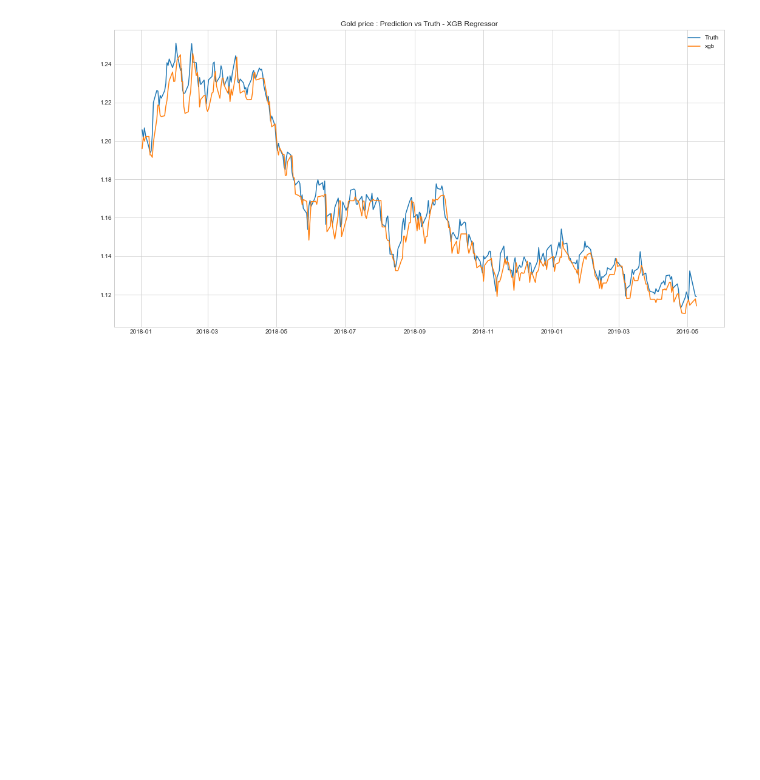
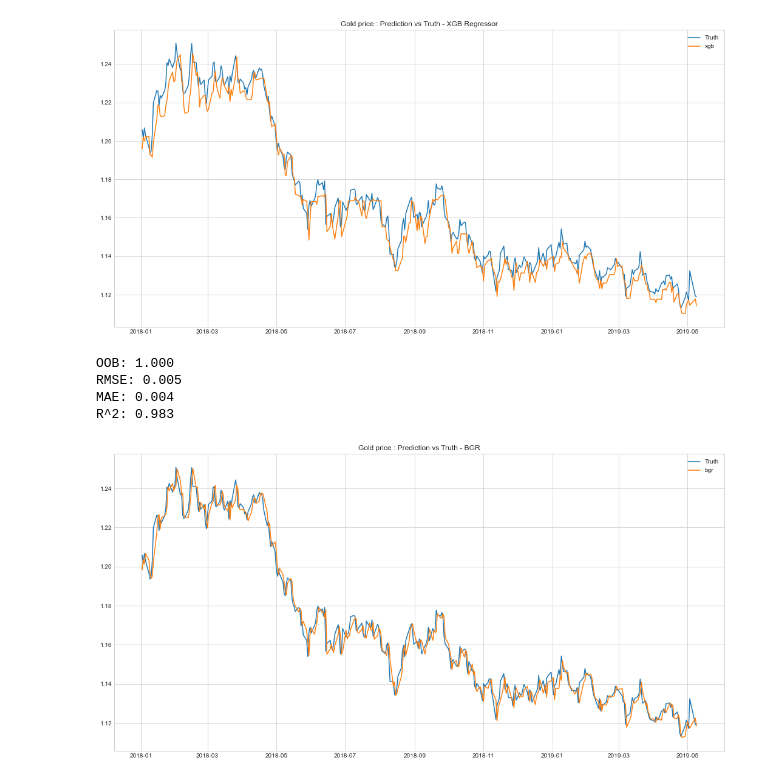
Before and after one commit to rezaeim/prediction, a Jupyter notebook: eurusd.ipynb, the cells around one changed output. Cells and saved outputs as stored; diff of their text form; code cells hidden in the pictures; blank space fills up the shorter version.

Commit message:
add bagging

```diff
--- a/eurusd.ipynb
+++ b/eurusd.ipynb
@@ -403,3 +403,28 @@ plt.title('Gold price : Prediction vs Truth - XGB Regressor')
 plt.show()
 # %% [output]
 [figure]
+# %%
+bgr = BaggingRegressor(base_estimator=lin, n_estimators=100, oob_score=True, n_jobs=-1)
+
+bgr.fit(X_scaled_train, y_train)
+predictions_bgr = bgr.predict(X_scaled_test)
+
+print('OOB: {0:.3f}'.format(bgr.oob_score))
+print('RMSE: {0:.3f}'.format(mean_squared_error(y_test, predictions_bgr)**0.5))
+print('MAE: {0:.3f}'.format(mean_absolute_error(y_test, predictions_bgr)))
+print('R^2: {0:.3f}'.format(r2_score(y_test, predictions_bgr)))
+# %% [output]
+OOB: 1.000
+RMSE: 0.005
+MAE: 0.004
+R^2: 0.983
+# %%
+dates = data_test.index.values
+plt.figure(figsize = (18,9))
+plot_truth, = plt.plot(dates, y_test)
+plot_bgr, = plt.plot(dates, predictions_bgr)
+plt.legend([plot_truth, plot_bgr], ['Truth', 'bgr'])
+plt.title('Gold price : Prediction vs Truth - BGR')
+plt.show()
+# %% [output]
+[figure, added]
```
